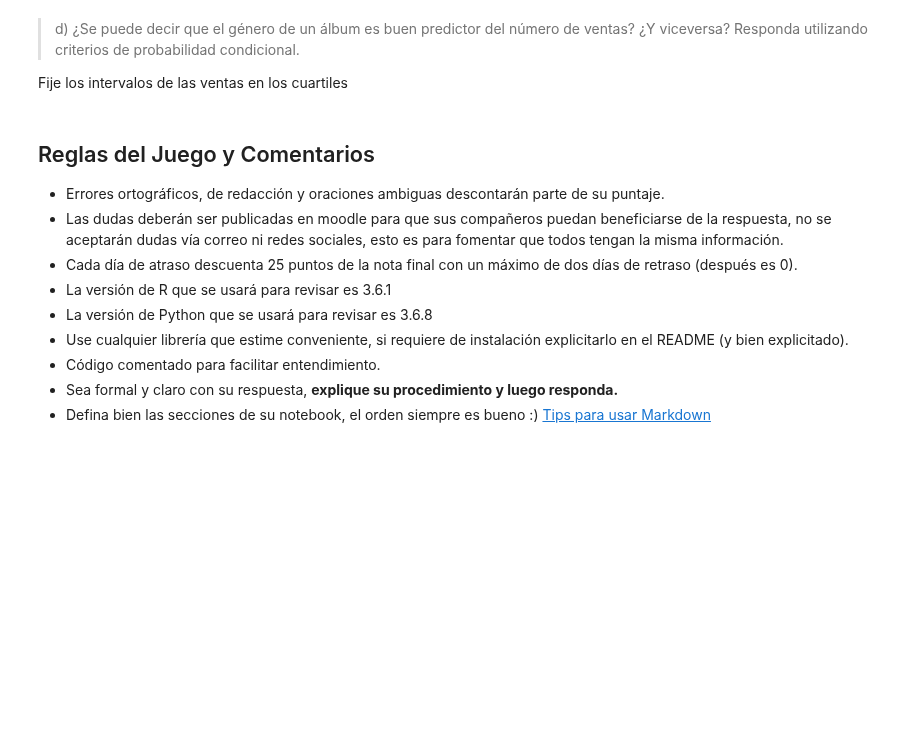
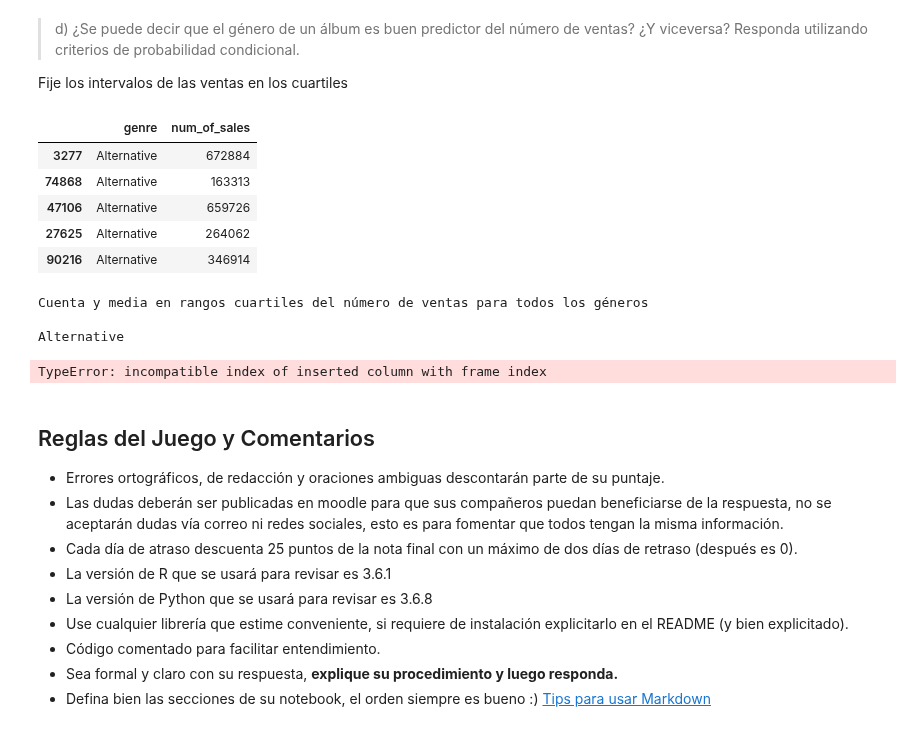
Before and after one commit to jpjorquera/Lab2-Estaca, a Jupyter notebook: Laboratorio 2.ipynb, the cells around one changed output. Drawn from its saved outputs; the diff is of its cells as text; code cells hidden in the pictures; blank space fills up the shorter version.

```diff
--- a/Laboratorio 2.ipynb
+++ b/Laboratorio 2.ipynb
@@ -1131,3 +1136,38 @@ Fije los intervalos de las ventas en los cuartiles
+# %%
+# Definir subdivisiones a utilizar
+filtrado = artists_albums.copy().sort_values('num_of_sales')
+relevante = filtrado[['genre', 'num_of_sales']].copy().sort_values('genre')
+generos = relevante.copy().groupby('genre').count()
+display(relevante.head())
+#display(filtrado.head())
+
+print('\nCuenta y media en rangos cuartiles del número de ventas para todos los géneros\n')
+filtrado_range = filtrado.groupby(pd.qcut(
+    filtrado.num_of_sales, 4))['num_of_sales'].describe()
+
+relevante_range = relevante.groupby(pd.qcut(
+    relevante.num_of_sales, 4)).describe()
+
+for genero in generos.index:
+    seleccion = relevante[relevante.genre == genero].copy()
+    largo = len(seleccion)
+    aux = seleccion.groupby(pd.qcut(
+    seleccion.num_of_sales, 4)).describe(percentiles=None)
+    print(genero)
+    aux['Probabilidad'] = aux.count()/largo
+    display(aux)
+#display(filtrado[['genre', 'num_of_sales']].groupby('genre').mean())
+# %% [output]
+|  | genre | num_of_sales |
+| 3277 | Alternative | 672884 |
+| 74868 | Alternative | 163313 |
+| 47106 | Alternative | 659726 |
+| 27625 | Alternative | 264062 |
+| 90216 | Alternative | 346914 |
+Cuenta y media en rangos cuartiles del número de ventas para todos los géneros
+
+Alternative
+TypeError: incompatible index of inserted column with frame index
 # %% [markdown]
 ## Reglas del Juego y Comentarios
 
```
Also changed, not shown: parts of 11 cells of this notebook.
